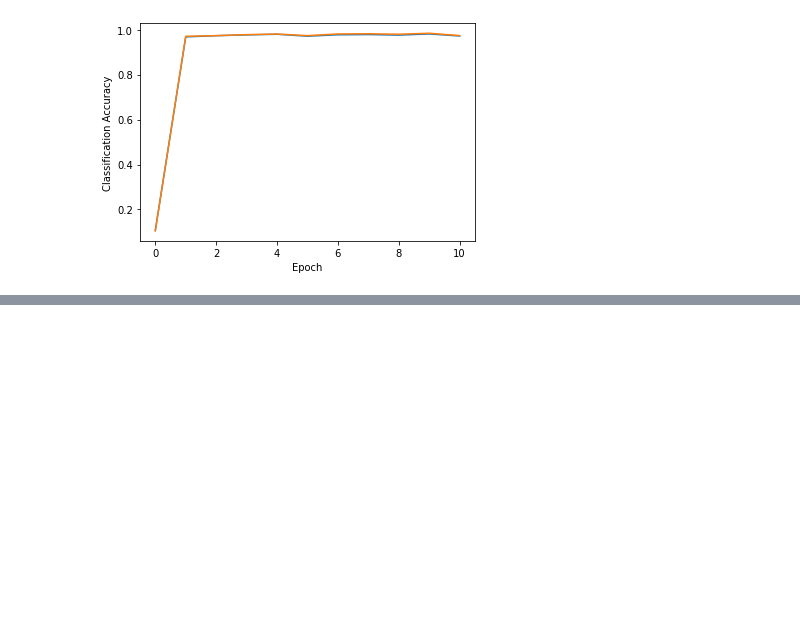
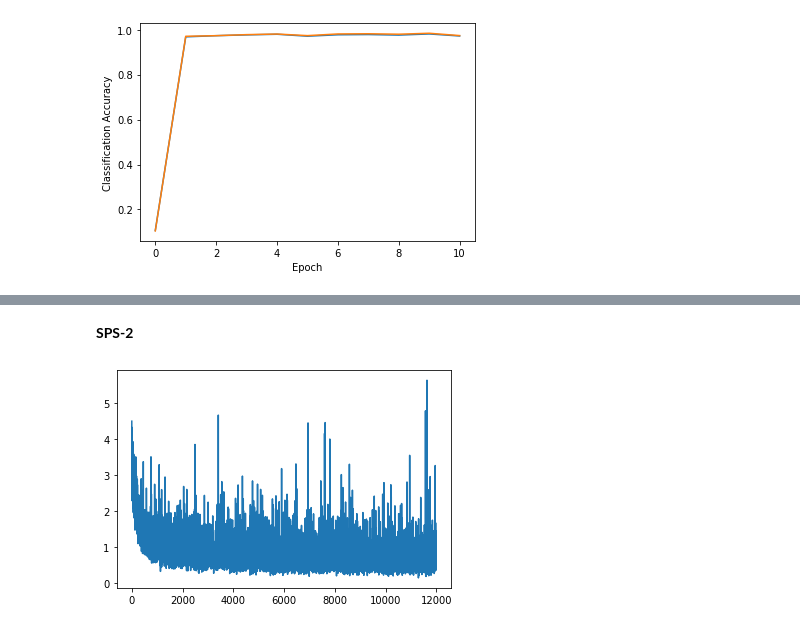
Before and after one commit to wswartworth/non_convex_sps2, a Jupyter notebook: non_convex_updated.ipynb, the cells around one changed output, grey strips where cells are left out. Cells and saved outputs as stored; diff of their text form; code cells hidden in the pictures; blank space fills up the shorter version.

```diff
--- a/non_convex_updated.ipynb
+++ b/non_convex_updated.ipynb
@@ -556,0 +586,8 @@ plt.show()
+# %% [markdown]
+<b> SPS-2 </b>
+# %%
+sps2_data = load_data("sps2_medium")
+plt.plot(sps2_data['batch_losses'][5:])
+plt.show()
+# %% [output]
+[figure, added]
```
Also changed, not shown: parts of 14 cells of this notebook, 21 other files.
